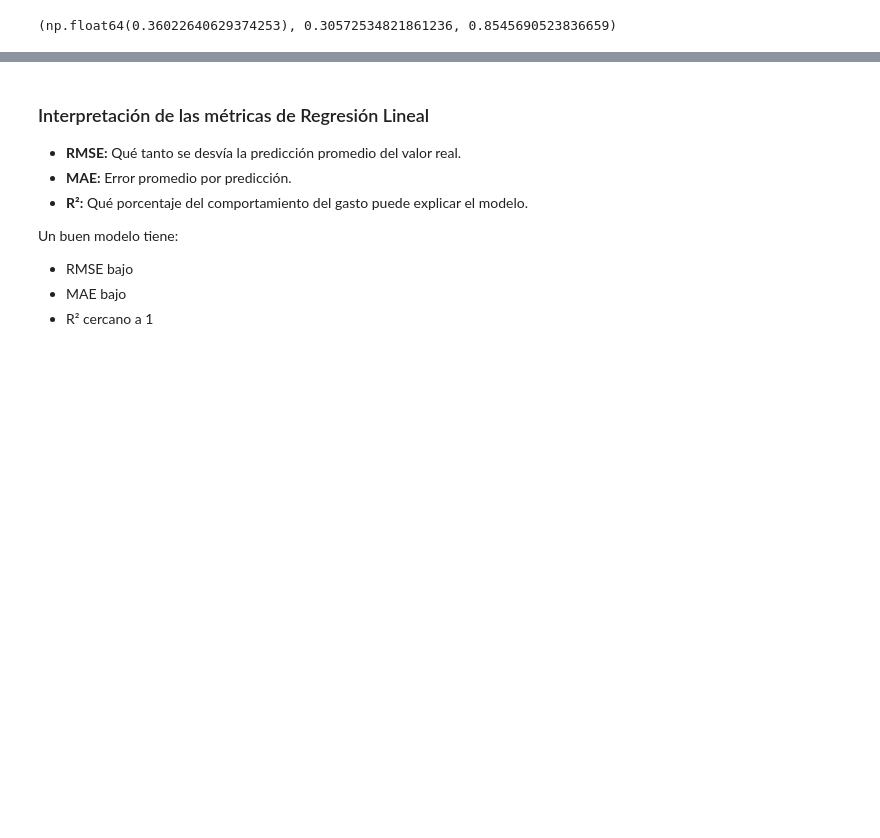
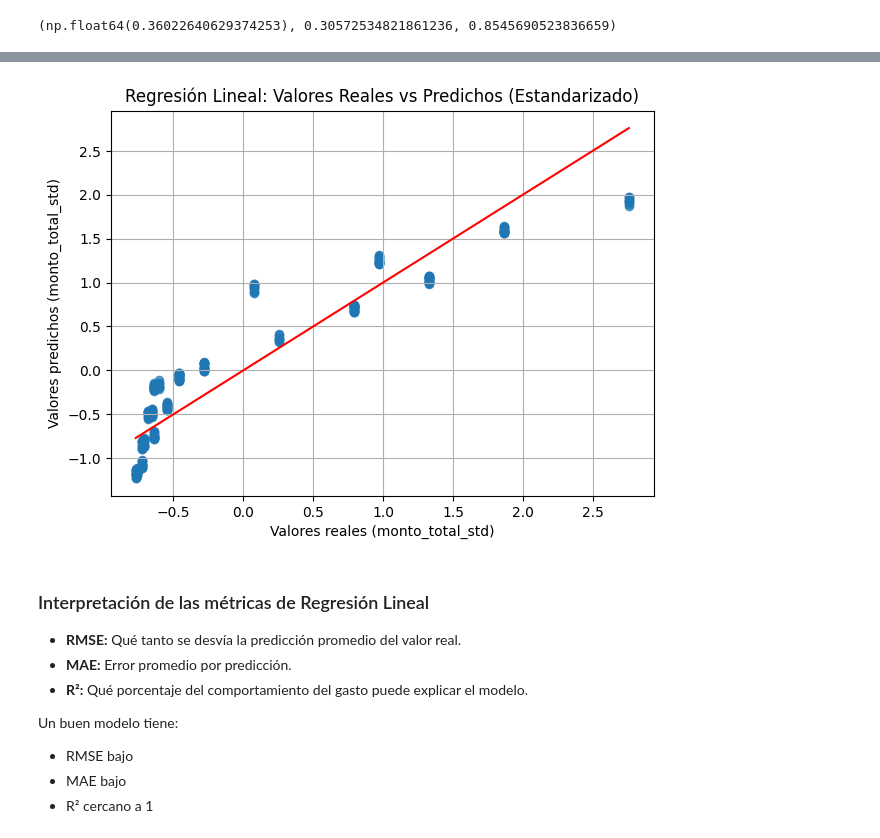
Before and after one commit to BardoArionAranada/Retail_Sales_Project, a Jupyter notebook: 2_Notebooks/2.8_Validacion_Modelos/2.8_Validacion_Modelos.ipynb, the cells around one changed output, grey strips where cells are left out. Drawn from its saved outputs; the diff is of its cells as text; code cells hidden in the pictures; blank space fills up the shorter version.

```diff
--- a/2_Notebooks/2.8_Validacion_Modelos/2.8_Validacion_Modelos.ipynb
+++ b/2_Notebooks/2.8_Validacion_Modelos/2.8_Validacion_Modelos.ipynb
@@ -141,3 +150,20 @@ rmse, mae, r2
+# %%
+# Gráfica de Valores Reales vs Predichos (Regresión Lineal)
+
+plt.figure(figsize=(7,5))
+plt.scatter(y_test_lin, y_pred_lin, alpha=0.7)
+plt.plot(
+    [min(y_test_lin), max(y_test_lin)],
+    [min(y_test_lin), max(y_test_lin)],
+    "r"
+)
+plt.title("Regresión Lineal: Valores Reales vs Predichos (Estandarizado)")
+plt.xlabel("Valores reales (monto_total_std)")
+plt.ylabel("Valores predichos (monto_total_std)")
+plt.grid(True)
+plt.show()
+# %% [output]
+[figure, added]
 # %% [markdown]
 ### Interpretación de las métricas de Regresión Lineal
 
```
Also changed, not shown: parts of 2 cells of this notebook, 15 other files.
